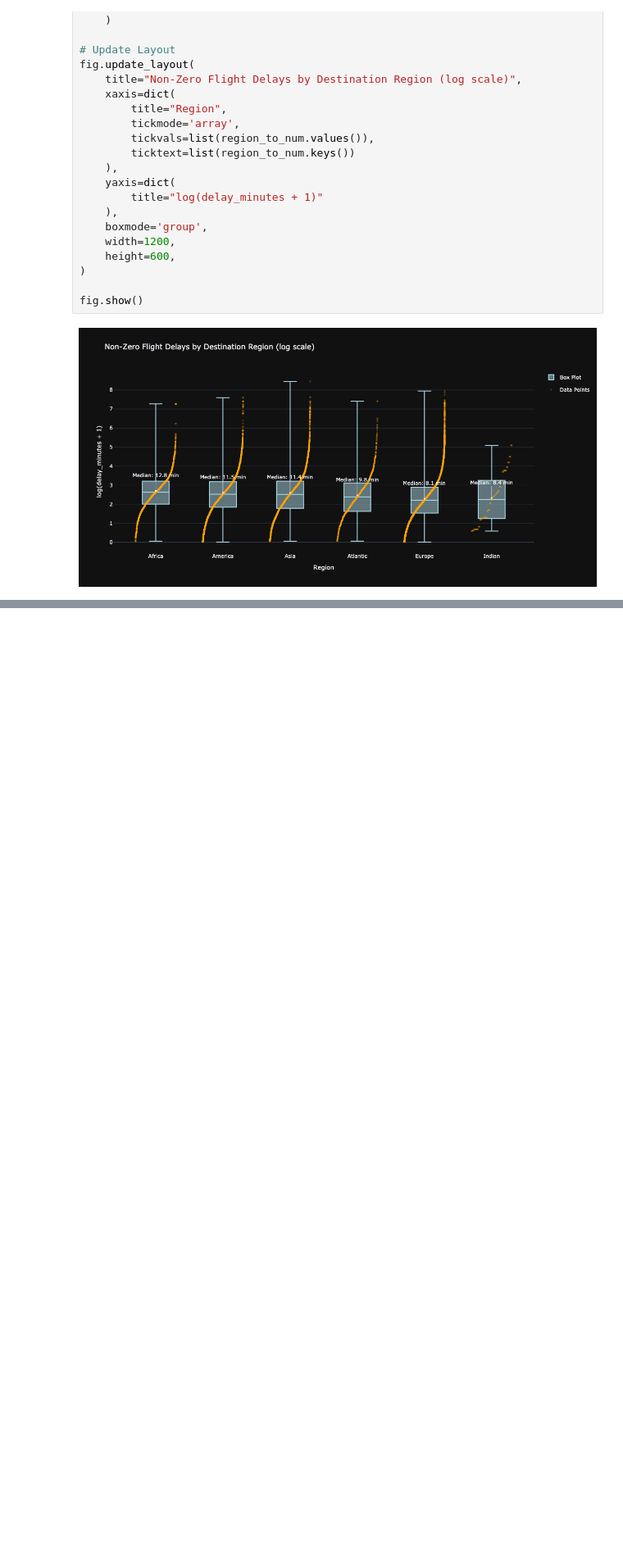
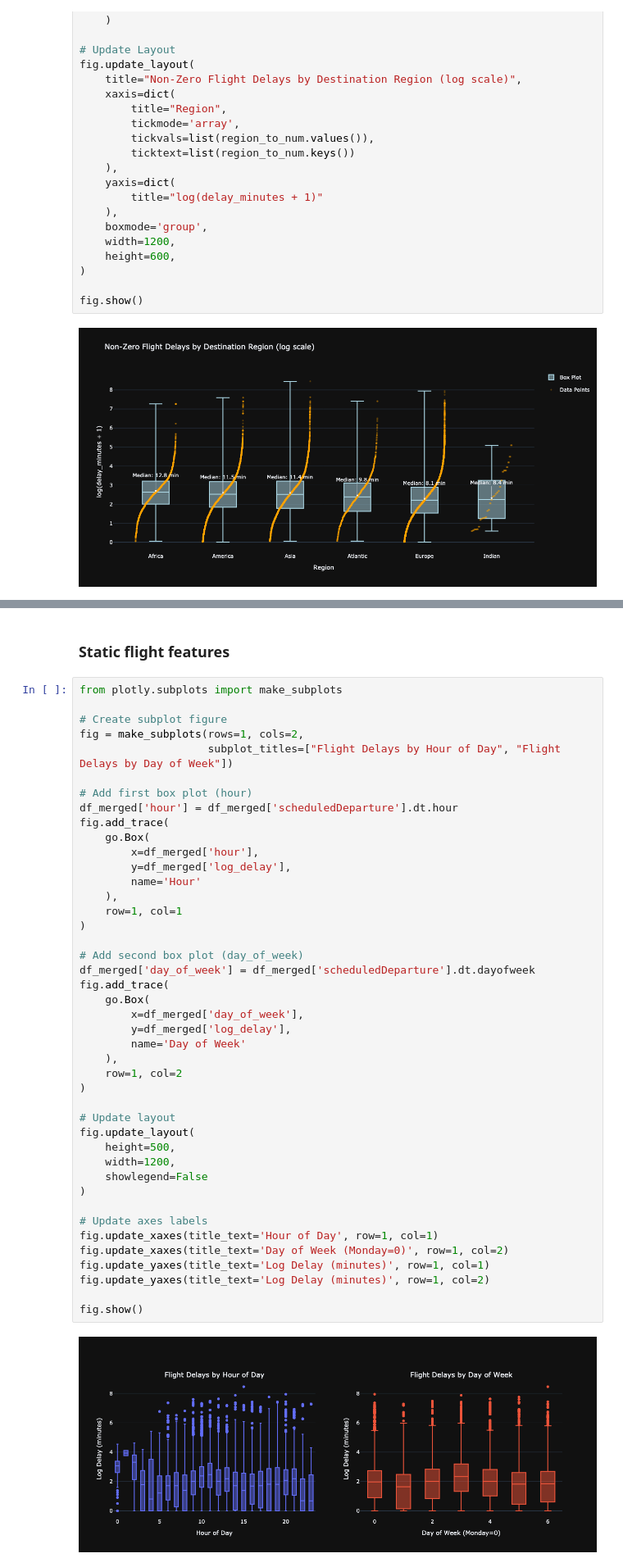
Before and after one commit to vvaibhav08/flight_delays_prediction, a Jupyter notebook: notebooks/EDA.ipynb, the cells around one changed output, grey strips where cells are left out. Shown at 82% size. Cells and saved outputs as stored; diff of their text form; blank space fills up the shorter version.

```diff
--- a/notebooks/EDA.ipynb
+++ b/notebooks/EDA.ipynb
@@ -366,0 +337,47 @@ fig.show()
+# %% [markdown]
+### Static flight features
+# %%
+from plotly.subplots import make_subplots
+
+# Create subplot figure
+fig = make_subplots(rows=1, cols=2,
+                    subplot_titles=["Flight Delays by Hour of Day", "Flight Delays by Day of Week"])
+
+# Add first box plot (hour)
+df_merged['hour'] = df_merged['scheduledDeparture'].dt.hour
+fig.add_trace(
+    go.Box(
+        x=df_merged['hour'],
+        y=df_merged['log_delay'],
+        name='Hour'
+    ),
+    row=1, col=1
+)
+
+# Add second box plot (day_of_week)
+df_merged['day_of_week'] = df_merged['scheduledDeparture'].dt.dayofweek
+fig.add_trace(
+    go.Box(
+        x=df_merged['day_of_week'],
+        y=df_merged['log_delay'],
+        name='Day of Week'
+    ),
+    row=1, col=2
+)
+
+# Update layout
+fig.update_layout(
+    height=500,
+    width=1200,
+    showlegend=False
+)
+
+# Update axes labels
+fig.update_xaxes(title_text='Hour of Day', row=1, col=1)
+fig.update_xaxes(title_text='Day of Week (Monday=0)', row=1, col=2)
+fig.update_yaxes(title_text='Log Delay (minutes)', row=1, col=1)
+fig.update_yaxes(title_text='Log Delay (minutes)', row=1, col=2)
+
+fig.show()
+# %% [output]
+[figure, added]
```
Also changed, not shown: parts of 27 cells of this notebook.
